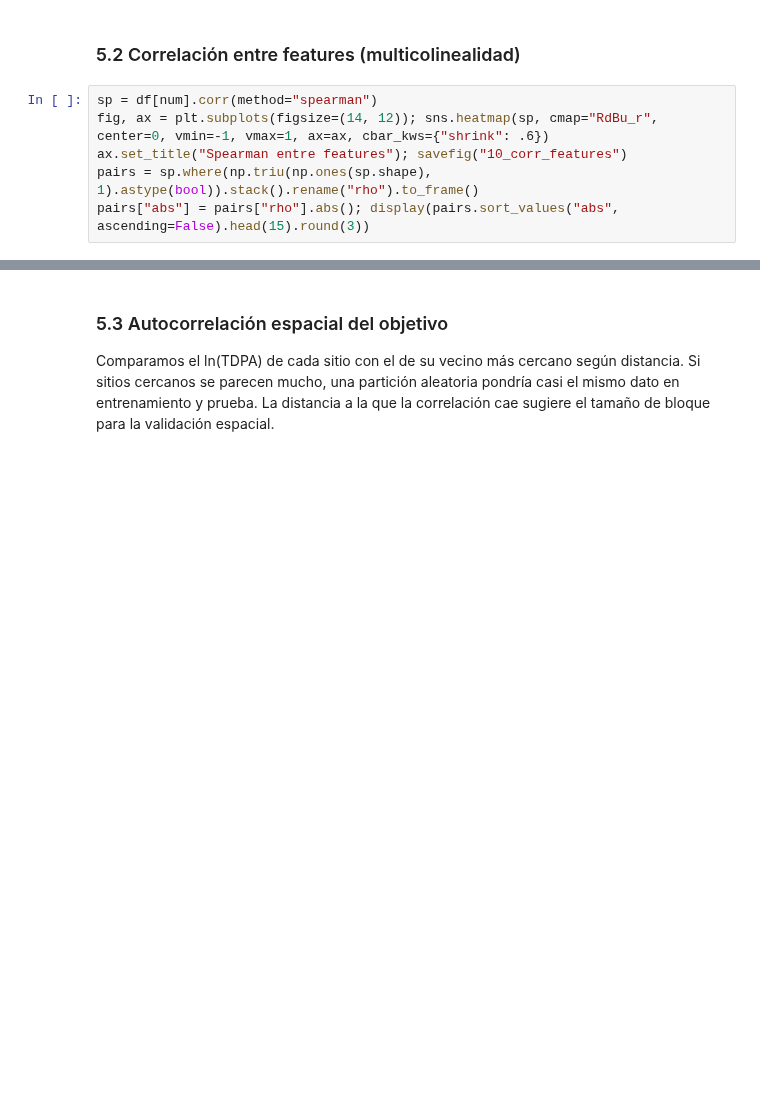
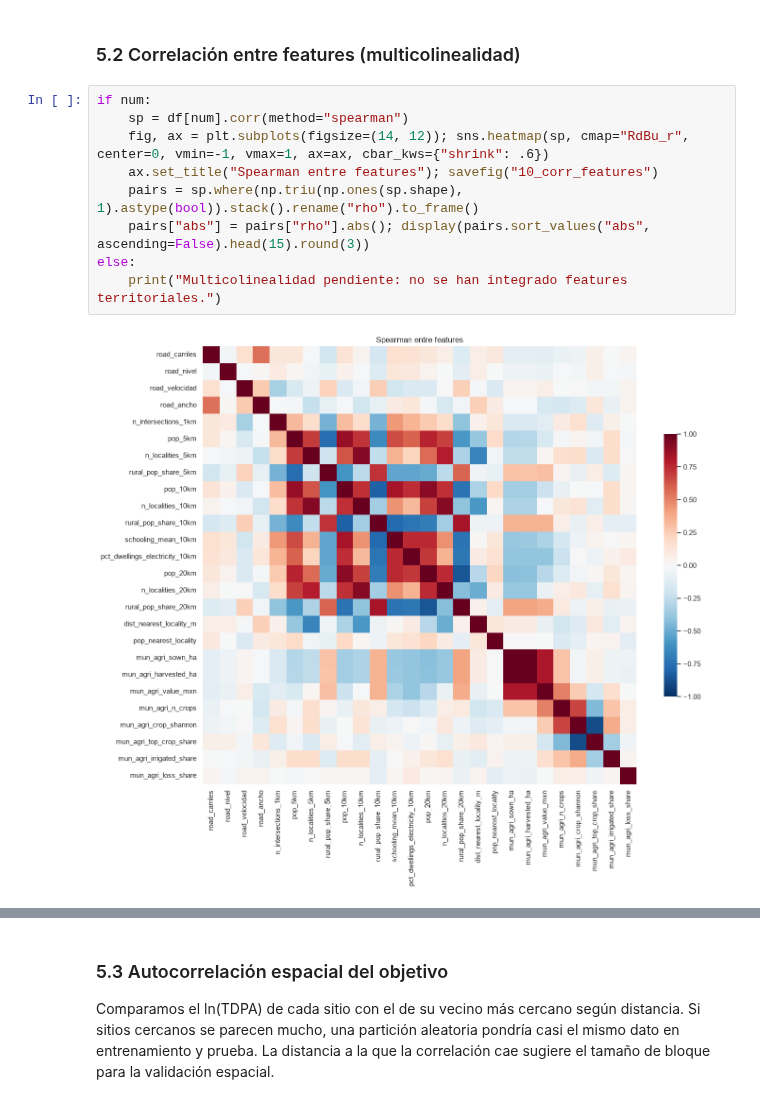
Before and after one commit to AEST2722/Equipo20_EnergyIntelligence, a Jupyter notebook: 04_NOTEBOOKS/02_EDA_TOP_Model_Table.ipynb, the cells around one changed output, grey strips where cells are left out. Saved outputs shown, nothing was run; the diff lists cells and outputs as text; blank space fills up the shorter version.

```diff
--- a/04_NOTEBOOKS/02_EDA_TOP_Model_Table.ipynb
+++ b/04_NOTEBOOKS/02_EDA_TOP_Model_Table.ipynb
@@ -169,8 +328,13 @@ savefig("09_scatter_top_features")
 # %% [markdown]
 ### 5.2 Correlación entre features (multicolinealidad)
 # %%
-sp = df[num].corr(method="spearman")
-fig, ax = plt.subplots(figsize=(14, 12)); sns.heatmap(sp, cmap="RdBu_r", center=0, vmin=-1, vmax=1, ax=ax, cbar_kws={"shrink": .6})
-ax.set_title("Spearman entre features"); savefig("10_corr_features")
-pairs = sp.where(np.triu(np.ones(sp.shape), 1).astype(bool)).stack().rename("rho").to_frame()
-pairs["abs"] = pairs["rho"].abs(); display(pairs.sort_values("abs", ascending=False).head(15).round(3))
+if num:
+    sp = df[num].corr(method="spearman")
+    fig, ax = plt.subplots(figsize=(14, 12)); sns.heatmap(sp, cmap="RdBu_r", center=0, vmin=-1, vmax=1, ax=ax, cbar_kws={"shrink": .6})
+    ax.set_title("Spearman entre features"); savefig("10_corr_features")
+    pairs = sp.where(np.triu(np.ones(sp.shape), 1).astype(bool)).stack().rename("rho").to_frame()
+    pairs["abs"] = pairs["rho"].abs(); display(pairs.sort_values("abs", ascending=False).head(15).round(3))
+else:
+    print("Multicolinealidad pendiente: no se han integrado features territoriales.")
+# %% [output]
+[figure, added]
```
Also changed, not shown: parts of 24 cells of this notebook, 29 other files.
